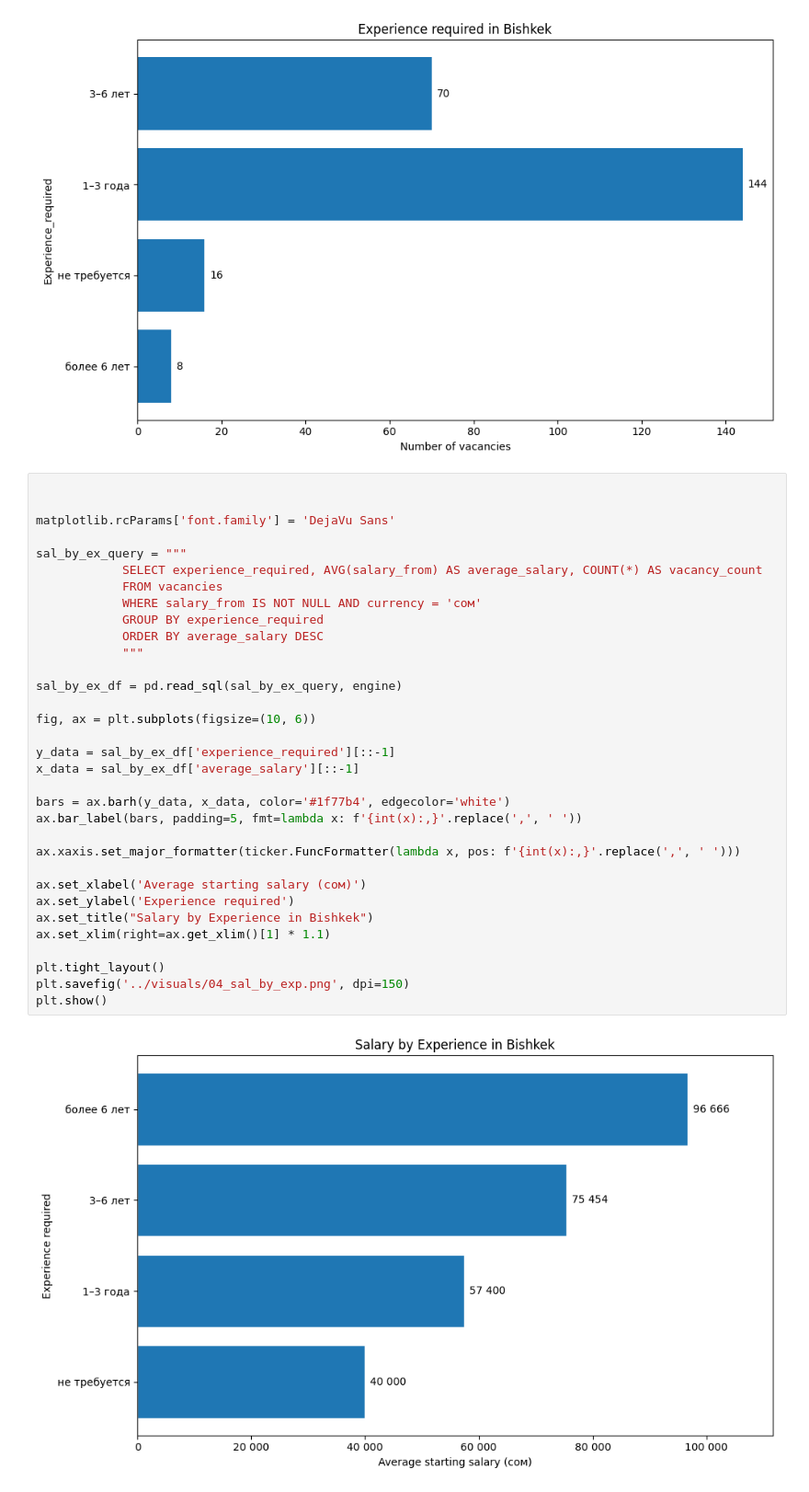
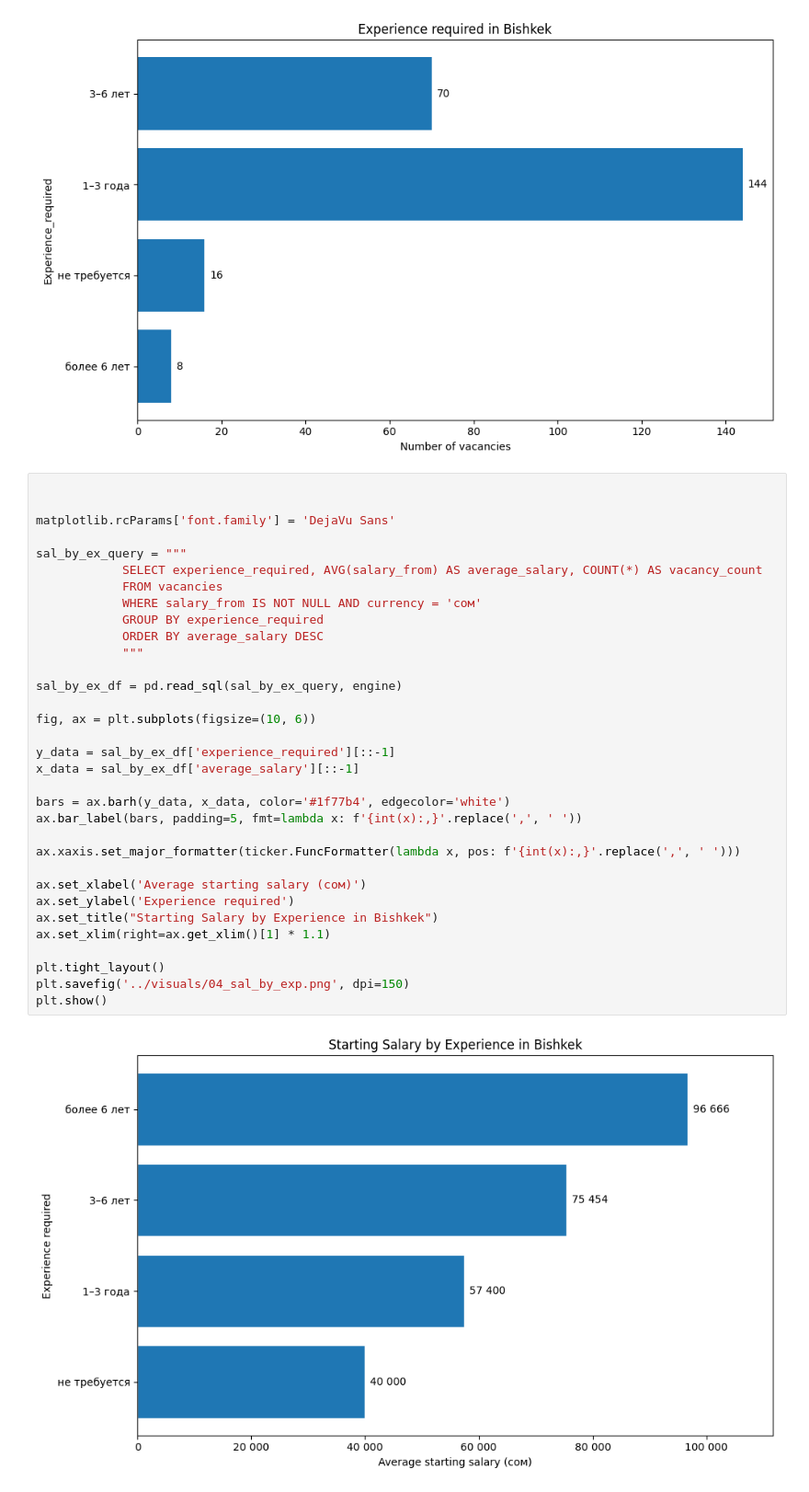
Before and after one commit to MSultanbek/Kyrgyzstan-job-market-analysis, a Jupyter notebook: notebooks/03_eda.ipynb, the cells around one changed output. Shown at 92% size. Saved outputs shown, nothing was run; the diff lists cells and outputs as text.

Commit message:
EDA complete — 5 business questions answered with visualizations

```diff
--- a/notebooks/03_eda.ipynb
+++ b/notebooks/03_eda.ipynb
@@ -140,32 +140,32 @@ plt.show()
 matplotlib.rcParams['font.family'] = 'DejaVu Sans'
 
 sal_by_ex_query = """
             SELECT experience_required, AVG(salary_from) AS average_salary, COUNT(*) AS vacancy_count
             FROM vacancies
             WHERE salary_from IS NOT NULL AND currency = 'сом'
             GROUP BY experience_required
             ORDER BY average_salary DESC
             """
 
 sal_by_ex_df = pd.read_sql(sal_by_ex_query, engine)
 
 fig, ax = plt.subplots(figsize=(10, 6))
 
 y_data = sal_by_ex_df['experience_required'][::-1]
 x_data = sal_by_ex_df['average_salary'][::-1]
 
 bars = ax.barh(y_data, x_data, color='#1f77b4', edgecolor='white')
 ax.bar_label(bars, padding=5, fmt=lambda x: f'{int(x):,}'.replace(',', ' '))
 
 ax.xaxis.set_major_formatter(ticker.FuncFormatter(lambda x, pos: f'{int(x):,}'.replace(',', ' ')))
 
 ax.set_xlabel('Average starting salary (сом)')
 ax.set_ylabel('Experience required')
-ax.set_title("Salary by Experience in Bishkek")
+ax.set_title("Starting Salary by Experience in Bishkek")
 ax.set_xlim(right=ax.get_xlim()[1] * 1.1)
 
 plt.tight_layout()
 plt.savefig('../visuals/04_sal_by_exp.png', dpi=150)
 plt.show()
 # %% [output]
-[figure, old version]
+[figure, new version]
```
Also changed, not shown: parts of 2 cells of this notebook.
